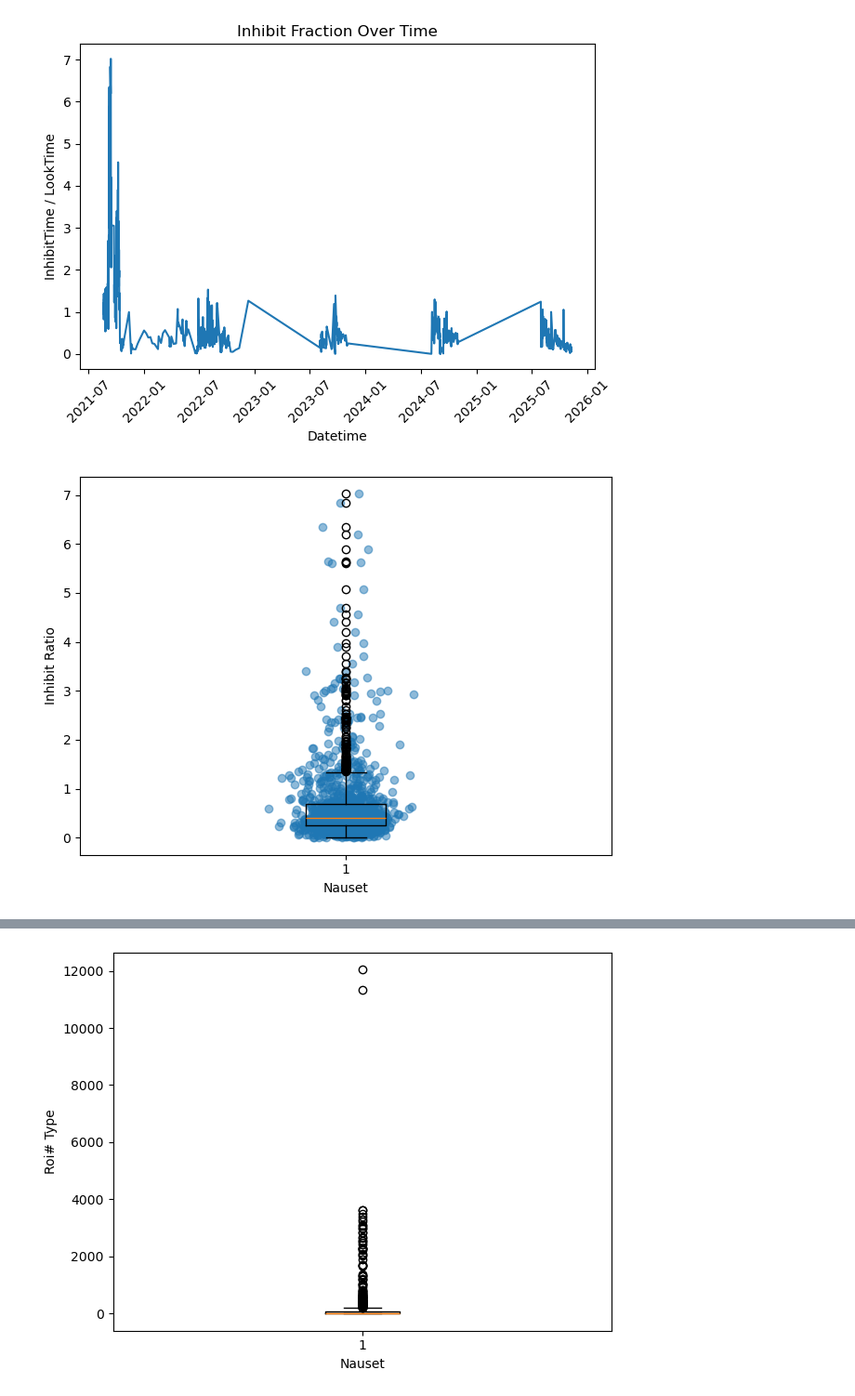
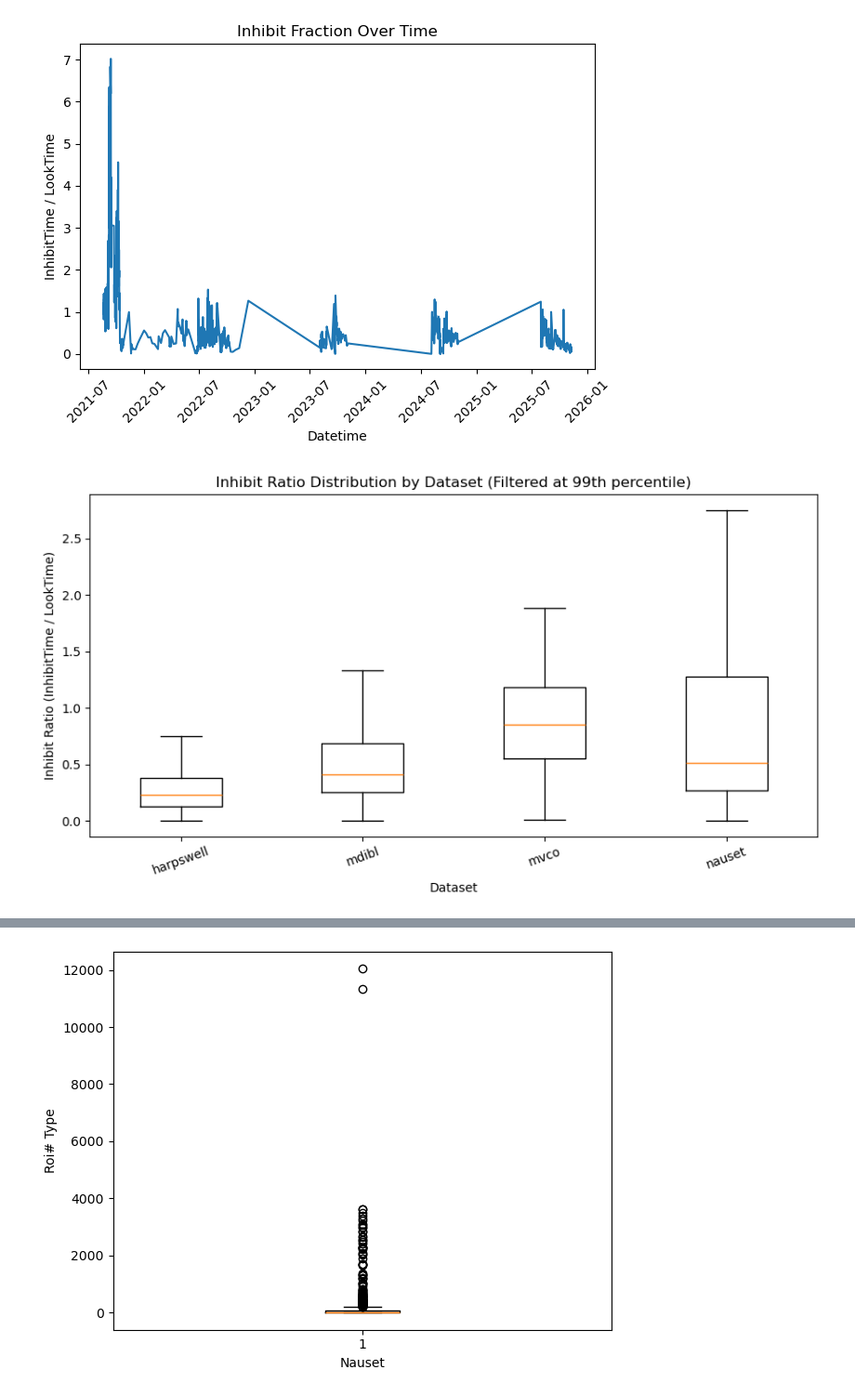
Before and after one commit to michaelstaiger/IFCBParticleSize, a Jupyter notebook: EmpyricalAnalysis/Notebooks/ROISummaryExploration.ipynb, the cells around one changed output, grey strips where cells are left out. Shown at 93% size. Saved outputs shown, nothing was run; the diff lists cells and outputs as text; code cells hidden in the pictures.

Commit message:
built and explored some summary datasets

```diff
--- a/EmpyricalAnalysis/Notebooks/ROISummaryExploration.ipynb
+++ b/EmpyricalAnalysis/Notebooks/ROISummaryExploration.ipynb
@@ -5,4 +5,7 @@ import pandas as pd
 import matplotlib.pyplot as plt
 import numpy as np
 # %%
-df = pd.read_csv("../IFCBData/summaries/mdiblsum.csv")
+mdibl_df = pd.read_csv("../IFCBData/summaries/mdiblsum.csv")
+nauset_df = pd.read_csv("../IFCBData/summaries/nausetSum.csv")
+harpswell_df = pd.read_csv("../IFCBData/summaries/harpswell.csv")
+mvco_df = pd.read_csv("../IFCBData/summaries/mvco_summary.csv")
@@ -41,4 +40,7 @@ df = df.sort_values("datetime")
 # %%
-print(df.head())
-print(df.columns.tolist())
+for name, df in processed_df_map.items():
+    print(f"\n{name}: {len(df)} rows")
+    print(df[["pid", "datetime", "ifcb"]].head(2))
+
+print("\nActive df for downstream cells: nauset")
 # %% [output]
@@ -62,3 +64,13 @@ print(df.columns.tolist())
 # %%
-## Calculate inhibit/look raton
-df["inhibitRatio"]= df["inhibittime_final"]/df["looktime"]
+## Calculate inhibit/look ratio across all processed datasets
+for name, df in processed_df_map.items():
+    df = df.copy()
+    df["inhibittime_final"] = pd.to_numeric(df["inhibittime_final"], errors="coerce")
+    df["looktime"] = pd.to_numeric(df["looktime"], errors="coerce")
+    df["inhibitRatio"] = df["inhibittime_final"] / df["looktime"]
+    processed_df_map[name] = df
+# %%
+for name, df in processed_df_map.items():
+    has_col = "inhibitRatio" in df.columns
+    valid_n = df["inhibitRatio"].notna().sum() if has_col else 0
+    print(f"{name}: inhibitRatio column={has_col}, non-null values={valid_n}")
@@ -78,15 +128,16 @@ plt.show()
 # %% [output]
 [figure]
 # %%
-plt.figure()
-plt.boxplot(df_filtered["inhibitRatio"])
-plt.xlabel("Nauset")
-plt.ylabel("Inhibit Ratio")
-#plt.xlim(1000)
-# Jittered scatter
-x = np.random.normal(1, 0.04, size=len(df_filtered["inhibitRatio"]))  # center at 1, small spread
-plt.scatter(x, df_filtered["inhibitRatio"], alpha=0.5)
+dataset_names = sorted(filtered_df_map.keys())
+box_data = [filtered_df_map[name]["inhibitRatio"].dropna().values for name in dataset_names]
+
+plt.figure(figsize=(9, 5))
+plt.boxplot(box_data, labels=dataset_names, showfliers=False)
+plt.ylabel("Inhibit Ratio (InhibitTime / LookTime)")
+plt.xlabel("Dataset")
+plt.title("Inhibit Ratio Distribution by Dataset (Filtered at 99th percentile)")
+plt.xticks(rotation=20)
 plt.tight_layout()
 plt.show()
 # %% [output]
-[figure, old version]
+[figure, new version]
```
Also changed, not shown: parts of 8 cells of this notebook.
